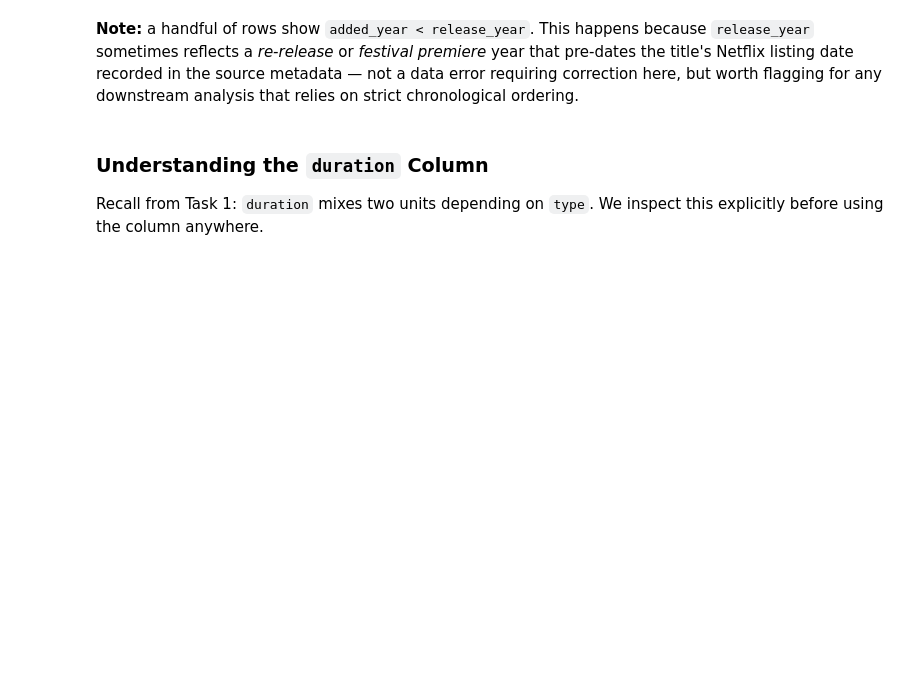
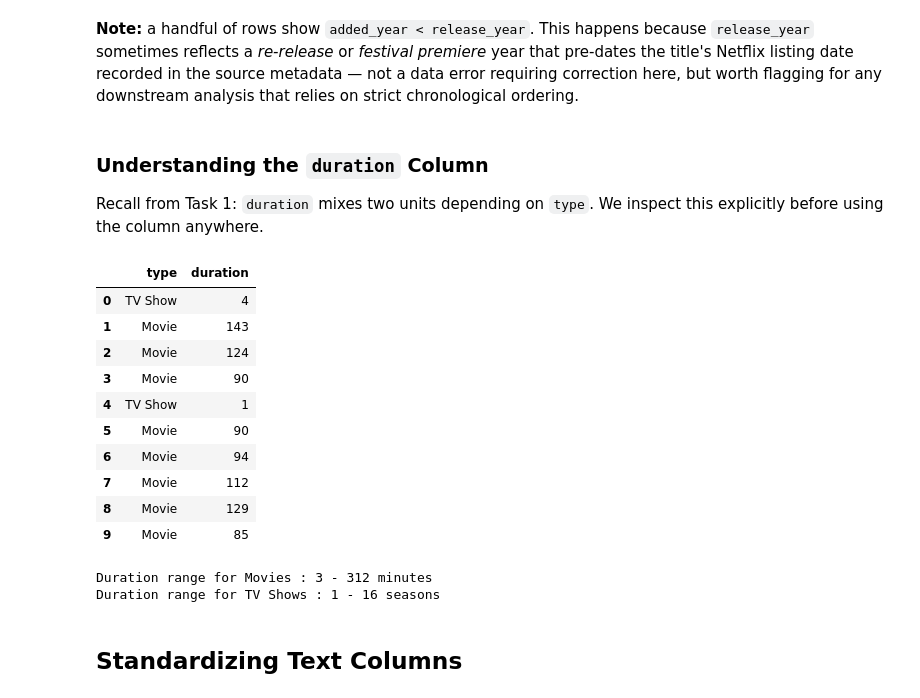
Before and after one commit to PragyaRana/DS_Training, a Jupyter notebook: Mini_Project_4.ipynb, the cells around one changed output. Drawn from its saved outputs; the diff is of its cells as text; code cells hidden in the pictures; blank space fills up the shorter version.

```diff
--- a/Mini_Project_4.ipynb
+++ b/Mini_Project_4.ipynb
@@ -274,3 +274,27 @@ any downstream analysis that relies on strict chronological ordering.
 ### Understanding the `duration` Column
 Recall from Task 1: `duration` mixes two units depending on `type`. We inspect this explicitly before
 using the column anywhere.
+# %%
+df_clean[['type', 'duration']].head(10)
+# %% [output]
+|  | type | duration |
+| 0 | TV Show | 4 |
+| 1 | Movie | 143 |
+| 2 | Movie | 124 |
+| 3 | Movie | 90 |
+| 4 | TV Show | 1 |
+| 5 | Movie | 90 |
+| 6 | Movie | 94 |
+| 7 | Movie | 112 |
+| 8 | Movie | 129 |
+| 9 | Movie | 85 |
+# %%
+print("Duration range for Movies :", df_clean.loc[df_clean['type'] == 'Movie', 'duration'].min(),
+      "-", df_clean.loc[df_clean['type'] == 'Movie', 'duration'].max(), "minutes")
+print("Duration range for TV Shows :", df_clean.loc[df_clean['type'] == 'TV Show', 'duration'].min(),
+      "-", df_clean.loc[df_clean['type'] == 'TV Show', 'duration'].max(), "seasons")
+# %% [output]
+Duration range for Movies : 3 - 312 minutes
+Duration range for TV Shows : 1 - 16 seasons
+# %% [markdown]
+## Standardizing Text Columns
```
Also changed, not shown: parts of 2 cells of this notebook.
